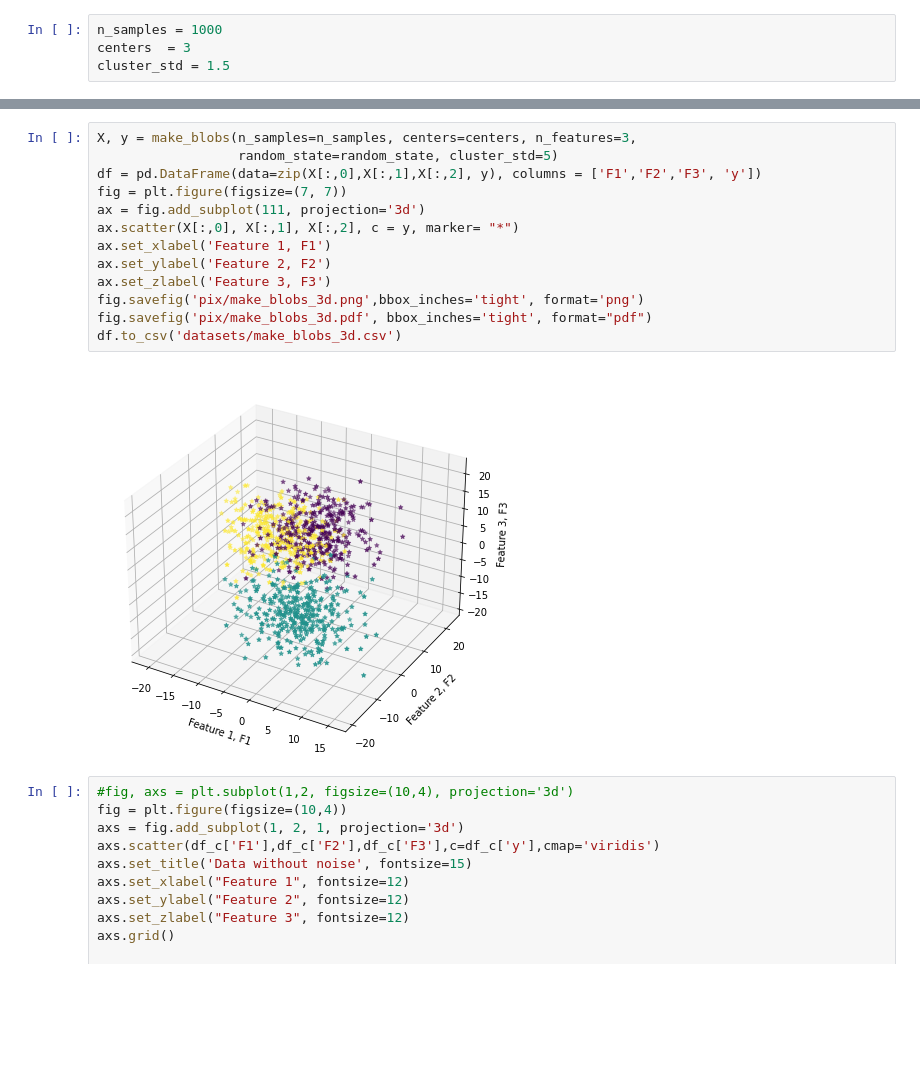
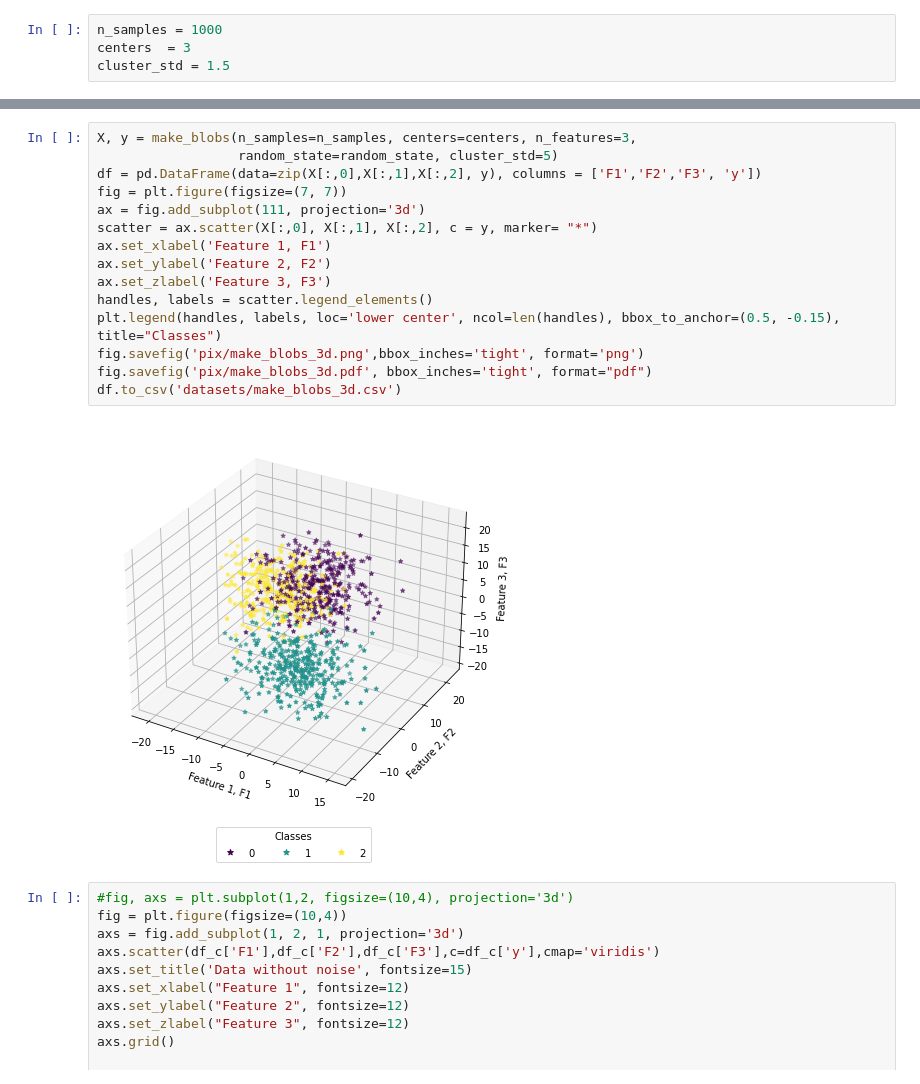
Before and after one commit to michaukuk/clamp_evaluation, a Jupyter notebook: datasets_generator.ipynb, the cells around one changed output, grey strips where cells are left out. Saved outputs shown, nothing was run; the diff lists cells and outputs as text; blank space fills up the shorter version.

```diff
--- a/datasets_generator.ipynb
+++ b/datasets_generator.ipynb
@@ -82,18 +92,20 @@ df_c.to_csv('datasets/make_blobs_3d.csv')
 # %%
 X, y = make_blobs(n_samples=n_samples, centers=centers, n_features=3,
                   random_state=random_state, cluster_std=5)
 df = pd.DataFrame(data=zip(X[:,0],X[:,1],X[:,2], y), columns = ['F1','F2','F3', 'y'])
 fig = plt.figure(figsize=(7, 7))
 ax = fig.add_subplot(111, projection='3d')
-ax.scatter(X[:,0], X[:,1], X[:,2], c = y, marker= "*")
+scatter = ax.scatter(X[:,0], X[:,1], X[:,2], c = y, marker= "*")
 ax.set_xlabel('Feature 1, F1')
 ax.set_ylabel('Feature 2, F2')
 ax.set_zlabel('Feature 3, F3')
+handles, labels = scatter.legend_elements()
+plt.legend(handles, labels, loc='lower center', ncol=len(handles), bbox_to_anchor=(0.5, -0.15), title="Classes")
 fig.savefig('pix/make_blobs_3d.png',bbox_inches='tight', format='png')
 fig.savefig('pix/make_blobs_3d.pdf', bbox_inches='tight', format="pdf")
 df.to_csv('datasets/make_blobs_3d.csv')
 # %% [output]
-[figure, old version]
+[figure, new version]
 # %%
 #fig, axs = plt.subplot(1,2, figsize=(10,4), projection='3d')
 fig = plt.figure(figsize=(10,4))
```
Also changed, not shown: parts of 9 cells of this notebook, 8 other files.
